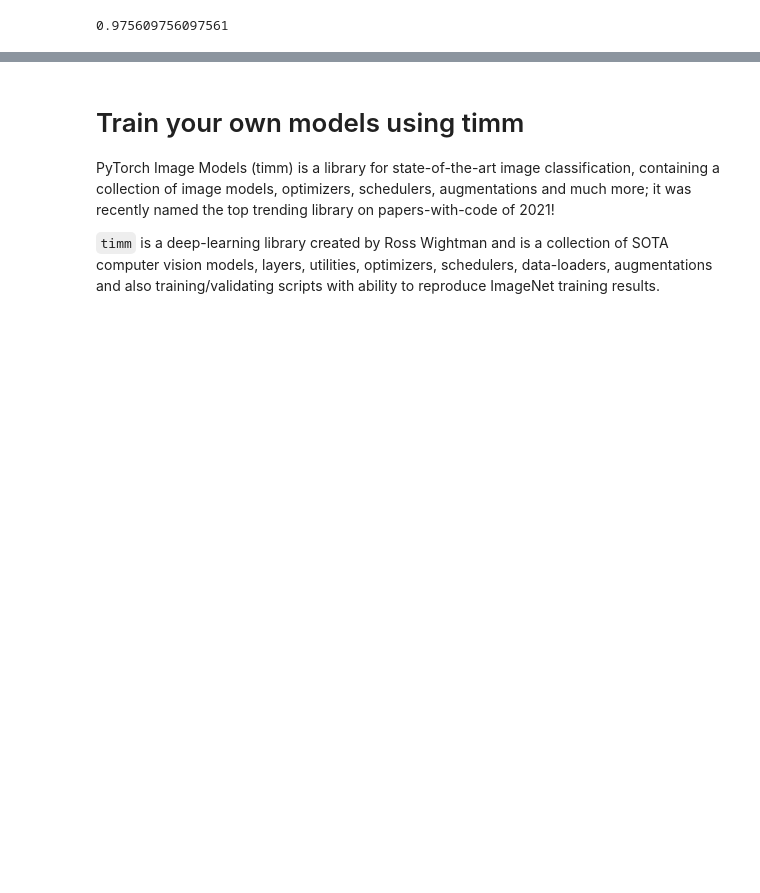
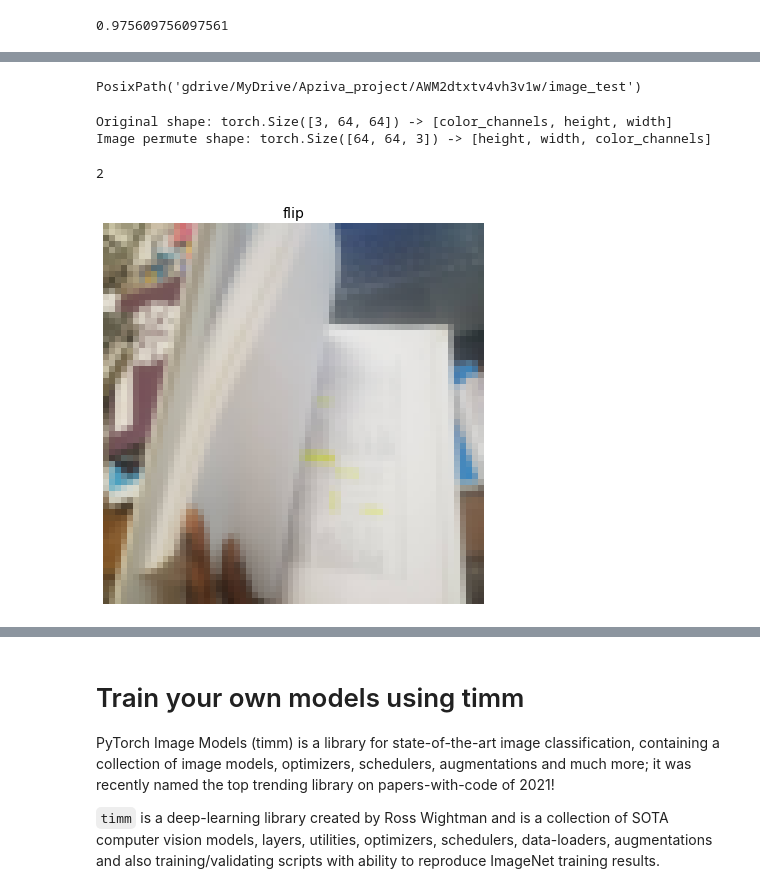
Before and after one commit to pascale25/AWM2dtxtv4vh3v1w_CNN_project, a Jupyter notebook: MonReader_CNN_project.ipynb, the cells around one changed output, grey strips where cells are left out. Cells and saved outputs as stored; diff of their text form; code cells hidden in the pictures; blank space fills up the shorter version.

```diff
--- a/MonReader_CNN_project.ipynb
+++ b/MonReader_CNN_project.ipynb
@@ -1209,0 +1098,18 @@ Downloading gdrive/MyDrive/Apziva_project/AWM2dtxtv4vh3v1w/04-pizza-dad.jpeg...
+# %%
+custom_image_path = data_path / "image_test"
+custom_image_path
+# %% [output]
+PosixPath('gdrive/MyDrive/Apziva_project/AWM2dtxtv4vh3v1w/image_test')
+# %%
+# Write transform for image
+data_transform = transforms.Compose([
+    # Resize the images to 64x64
+    transforms.Resize(size=(64, 64)),
+    # Flip the images randomly on the horizontal
+    transforms.RandomHorizontalFlip(p=0.5), # p = probability of flip, 0.5 = 50% chance
+    # Turn the image into a torch.Tensor
+    transforms.ToTensor() # this also converts all pixel values from 0 to 255 to be between 0.0 and 1.0
+])
+# %%
+test_data_custom = datasets.ImageFolder(root=custom_image_path,
+                                 transform=data_transform)
@@ -1209,0 +1121,19 @@ Downloading gdrive/MyDrive/Apziva_project/AWM2dtxtv4vh3v1w/04-pizza-dad.jpeg...
+# %%
+img2, label2 = test_data_custom[0][0], test_data_custom[0][1]
+# %%
+img_permute2 = img2.permute(1, 2, 0)
+
+# Print out different shapes (before and after permute)
+print(f"Original shape: {img2.shape} -> [color_channels, height, width]")
+print(f"Image permute shape: {img_permute2.shape} -> [height, width, color_channels]")
+
+# Plot the image
+plt.figure(figsize=(10, 7))
+plt.imshow(img2.permute(1, 2, 0))
+plt.axis("off")
+plt.title(class_names[label2], fontsize=14);2
+# %% [output]
+Original shape: torch.Size([3, 64, 64]) -> [color_channels, height, width]
+Image permute shape: torch.Size([64, 64, 3]) -> [height, width, color_channels]
+2
+[figure, added]
```
Also changed, not shown: parts of 26 cells of this notebook.
